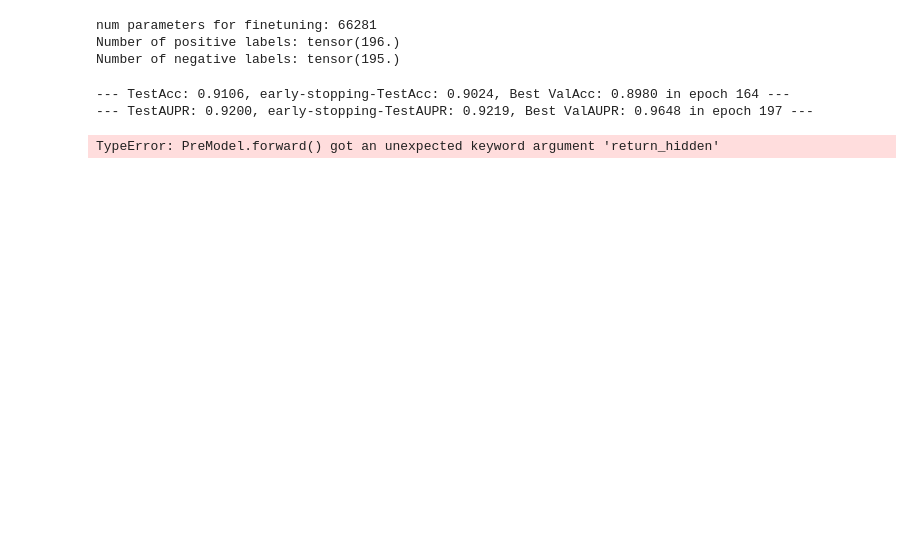
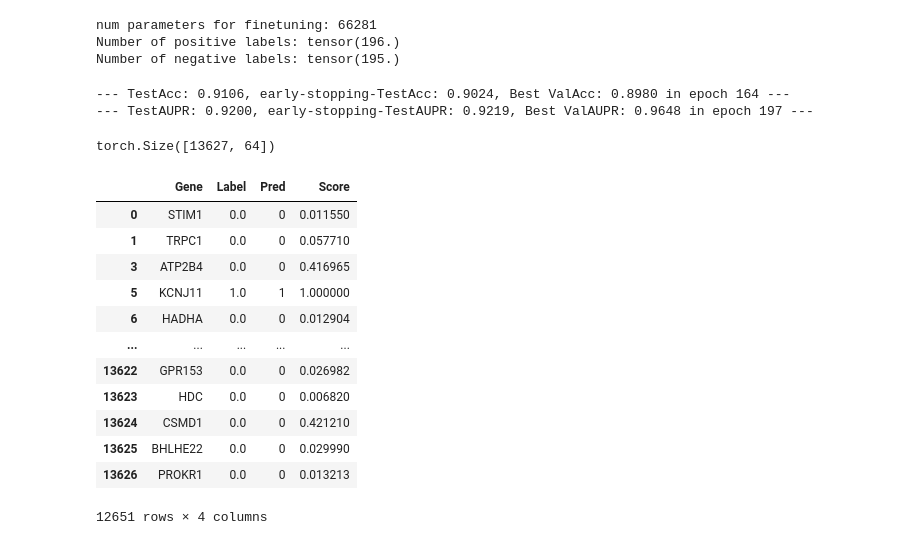
Before and after one commit to martina-occhetta/MORGaN, a Jupyter notebook: notebooks/03_embedding_analysis.ipynb, the cells around one changed output. Drawn from its saved outputs; the diff is of its cells as text; code cells hidden in the pictures; blank space fills up the shorter version.

```diff
--- a/notebooks/03_embedding_analysis.ipynb
+++ b/notebooks/03_embedding_analysis.ipynb
@@ -95,13 +95,13 @@ args = Namespace(
     save_model     = save_model,
     logging        = logs,
     scheduler      = use_scheduler,
-    num_features   = 6, # To be set after loading dataset
+    num_features   = 6,
     num_out_heads  = 1,
     residual = False,
     norm = None,
     negative_slope = 0.2,
     concat_hidden = False,
-    return_hidden = False,
+    #return_hidden = False,
 )
 # %%
 # ----------------------
@@ -216,19 +215,19 @@ logger.note({
 # Set your model to evaluation mode
 model.eval()
 
-# Extract embeddings from the model.
-# This assumes your model has a method or a flag to return the embeddings.
-# For example, if your forward method can optionally return the latent space:
+# Extract embeddings and predictions from the model.
+
 with torch.no_grad():
-    # Example: model returns a tuple (loss, embeddings) during training,
-    # so during evaluation you might modify it to only get embeddings.
-    # Adjust this part based on your model's implementation.
-    final_output, hidden_list = model(graph, graph.x, num_edge_types, return_hidden=True)
+    rep, hid_list = model.embed(graph, graph.x, num_edge_types)
+    encoder = model.encoder
+    pred = encoder(graph, graph.x, graph.num_edge_types)
 
-# Option 2: Use the hidden representation from the last layer as embeddings
-embeddings_last_hidden = hidden_list[-1]
+embeddings = hid_list[-1]
 
+embeddings.shape
 # Convert embeddings to a numpy array if they are a torch.Tensor
-embeddings_np = embeddings_last_hidden.cpu().numpy()
+# embeddings_np = np.array(embeddings)
+
+# print("Embeddings shape:", embeddings_np.shape)
 # %% [output]
-TypeError: PreModel.forward() got an unexpected keyword argument 'return_hidden'
+torch.Size([13627, 64])
@@ -234,0 +237,6 @@ TypeError: PreModel.forward() got an unexpected keyword argument 'return_hidden'
+# %%
+df = pd.DataFrame(columns=['Gene', 'Label', 'Pred', 'Score'])
+df['Gene'] = graph.name
+df['Label'] = graph.y
+df['Pred'] = pred_labels
+df['Score'] = pred_labels_scores.cpu().numpy()
@@ -234,0 +245,16 @@ TypeError: PreModel.forward() got an unexpected keyword argument 'return_hidden'
+# %%
+df[df['Pred'] == df['Label']]
+# %% [output]
+|  | Gene | Label | Pred | Score |
+| 0 | STIM1 | 0.0 | 0 | 0.011550 |
+| 1 | TRPC1 | 0.0 | 0 | 0.057710 |
+| 3 | ATP2B4 | 0.0 | 0 | 0.416965 |
+| 5 | KCNJ11 | 1.0 | 1 | 1.000000 |
+| 6 | HADHA | 0.0 | 0 | 0.012904 |
+| ... | ... | ... | ... | ... |
+| 13622 | GPR153 | 0.0 | 0 | 0.026982 |
+| 13623 | HDC | 0.0 | 0 | 0.006820 |
+| 13624 | CSMD1 | 0.0 | 0 | 0.421210 |
+| 13625 | BHLHE22 | 0.0 | 0 | 0.029990 |
+| 13626 | PROKR1 | 0.0 | 0 | 0.013213 |
+12651 rows × 4 columns
```
Also changed, not shown: parts of 17 cells of this notebook, 5 other files.
